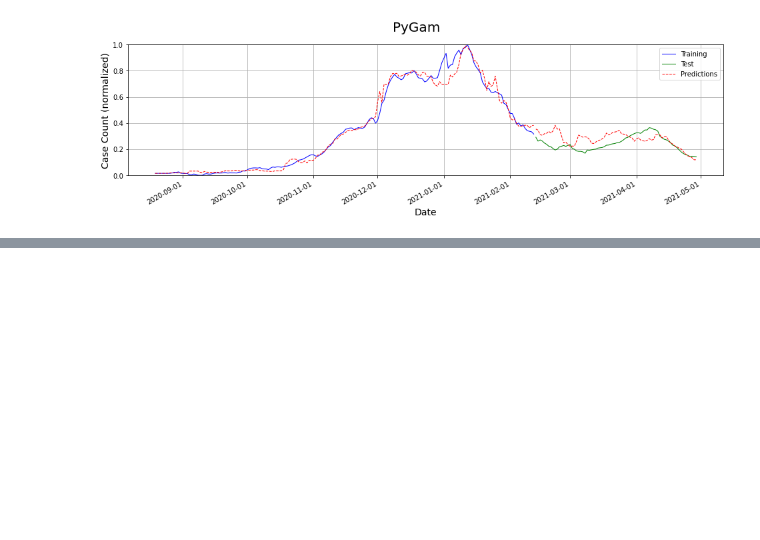
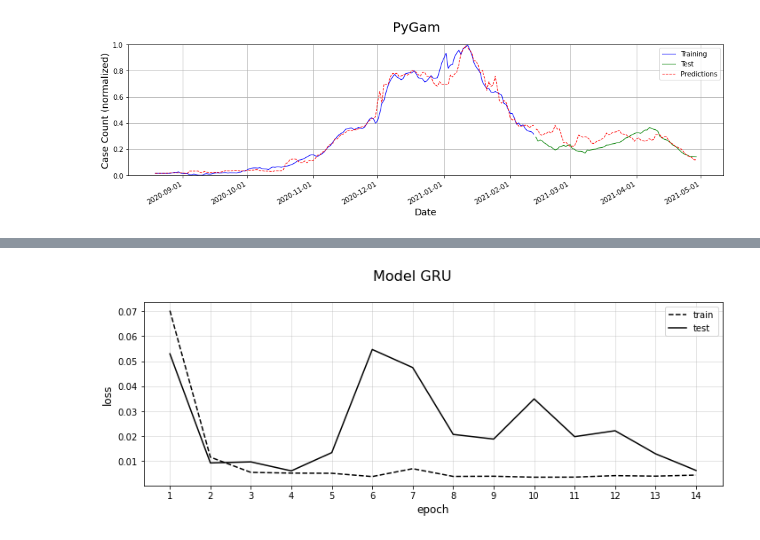
Before and after one commit to bhatiavr/cs109b-final-project-111, a Jupyter notebook: src/cs109b-wastewater-covid-forecasting.ipynb, the cells around one changed output, grey strips where cells are left out. Drawn from its saved outputs; the diff is of its cells as text; code cells hidden in the pictures; blank space fills up the shorter version.

Commit message:
Added RNN models to notebook

```diff
--- a/src/cs109b-wastewater-covid-forecasting.ipynb
+++ b/src/cs109b-wastewater-covid-forecasting.ipynb
@@ -904,0 +929,6 @@ df_evaluation.style.apply(highlight_cols)
+# %%
+X_train = df_train[['Southern_Avg', 'Northern_Avg']].astype('float').to_numpy()
+y_train = df_train['Cases_Avg'].astype('float').to_numpy()
+
+X_test = df_test[['Southern_Avg', 'Northern_Avg']].astype('float').to_numpy()
+y_test = df_test['Cases_Avg'].astype('float').to_numpy()
@@ -904,0 +1002,36 @@ df_evaluation.style.apply(highlight_cols)
+# %%
+#2.5
+train = True
+
+# Train model if use_saved_model=False, else load saved model
+if not train:
+    #load the model weights
+    model_gru.load_weights(os.path.join(MODELS_DIR,'model_gru.h5'))
+
+    with open(os.path.join(MODELS_DIR,'model_gru.pkl'), "rb") as filehandler:
+        history_gru = pickle.load(filehandler)
+    print(
+        "Model weights and training history successfully loaded"
+        " from previously trained model.\n"
+    )
+
+else:
+    # train the model
+    history_gru = model_gru.fit(X_train, y_train, batch_size=batch_size, epochs=epochs,
+                    validation_split=validation_split, verbose=verbose, callbacks = [early_stop])
+
+    # extract history dict from model history object
+    history_gru = history_gru.history
+
+    # mkdir for saving models if it doesn't already exist
+    if not os.path.exists(MODELS_DIR):
+        os.mkdir(MODELS_DIR)
+    # save fitted training history dict using pickle
+    with open(os.path.join(MODELS_DIR,'model_gru.pkl'), "wb") as filehandler:
+        pickle.dump(history_gru, filehandler)
+    # save model weights for future use
+    model_gru.save_weights(os.path.join(MODELS_DIR,'model_gru.h5'))
+    print(
+        "\n...model weights and training history successfully "
+        "saved to file.\n"
+    )
@@ -904,0 +1056,4 @@ df_evaluation.style.apply(highlight_cols)
+# %%
+plot_history(history_gru, "Model GRU", loss_only=True)
+# %% [output]
+[figure, added]
```
Also changed, not shown: parts of 51 cells of this notebook.
